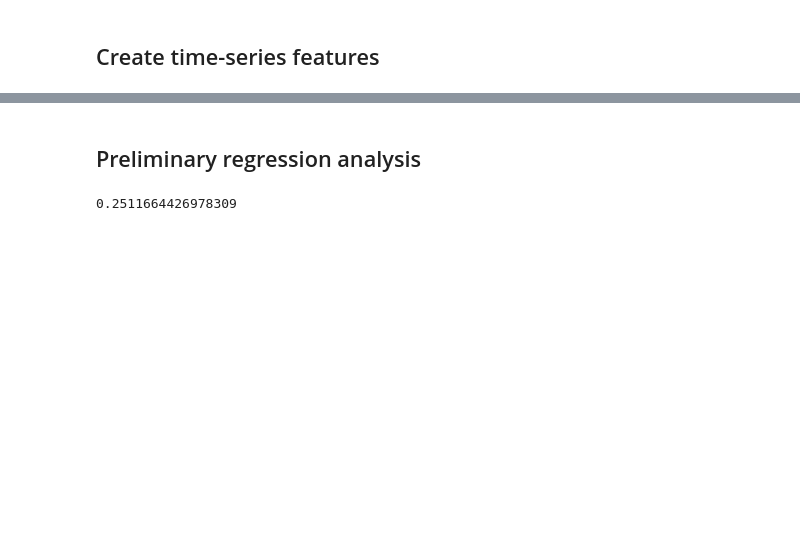
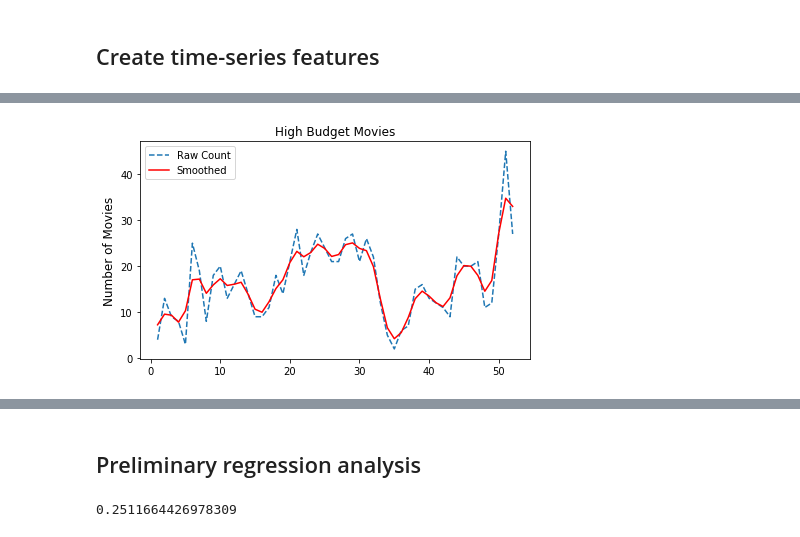
Before and after one commit to NeuroLaunch/Metis-Submissions, a Jupyter notebook: Project2_Week02_Luther/Luther_IMDbRegression.ipynb, the cells around one changed output, grey strips where cells are left out. Saved outputs shown, nothing was run; the diff lists cells and outputs as text; code cells hidden in the pictures; blank space fills up the shorter version.

```diff
--- a/Project2_Week02_Luther/Luther_IMDbRegression.ipynb
+++ b/Project2_Week02_Luther/Luther_IMDbRegression.ipynb
@@ -271,8 +274,10 @@ plt.plot(df_wkroll.index,df_wkroll.values,'-',color='r');
 # plt.xlabel('Week Number',fontsize=12);
 plt.ylabel('Number of Movies',fontsize=12)
 plt.legend(['Raw Count','Smoothed'])
+plt.title('High Budget Movies')
 
 df_season_high = (df_wkroll-df_wkroll.mean())/df_wkroll.std()
 df_season_high.rename('Season_High', inplace=True);
-# plt.savefig('graphics/SeasonHigh.png')
+
+plt.savefig('supporting_files/SeasonHigh.png')
 # %% [output]
@@ -280,3 +284,4 @@ df_season_high.rename('Season_High', inplace=True);
+[figure, added]
 # %%
 # Create a "competition score" based on high-budget sales of other movies #
 # Note: the moving average filter applied below is NOT centered, such that
```
Also changed, not shown: parts of 10 cells of this notebook, 10 other files.
